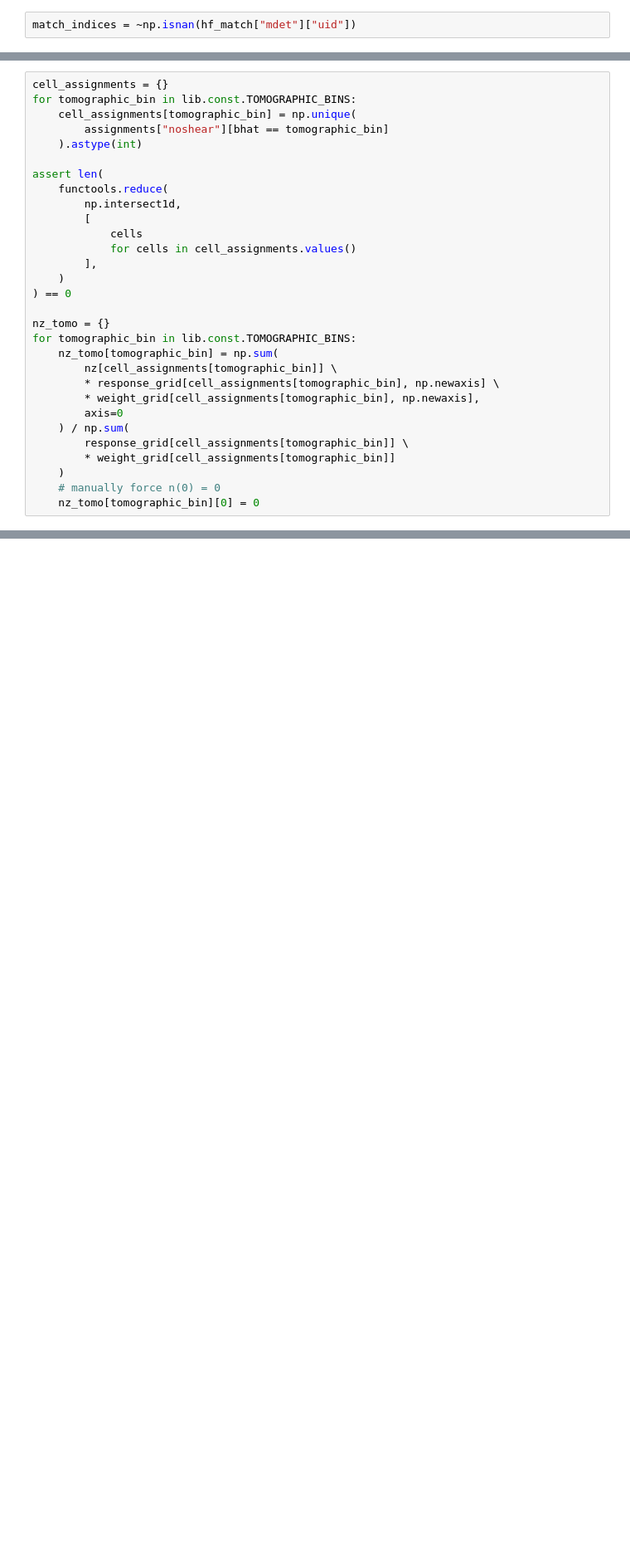
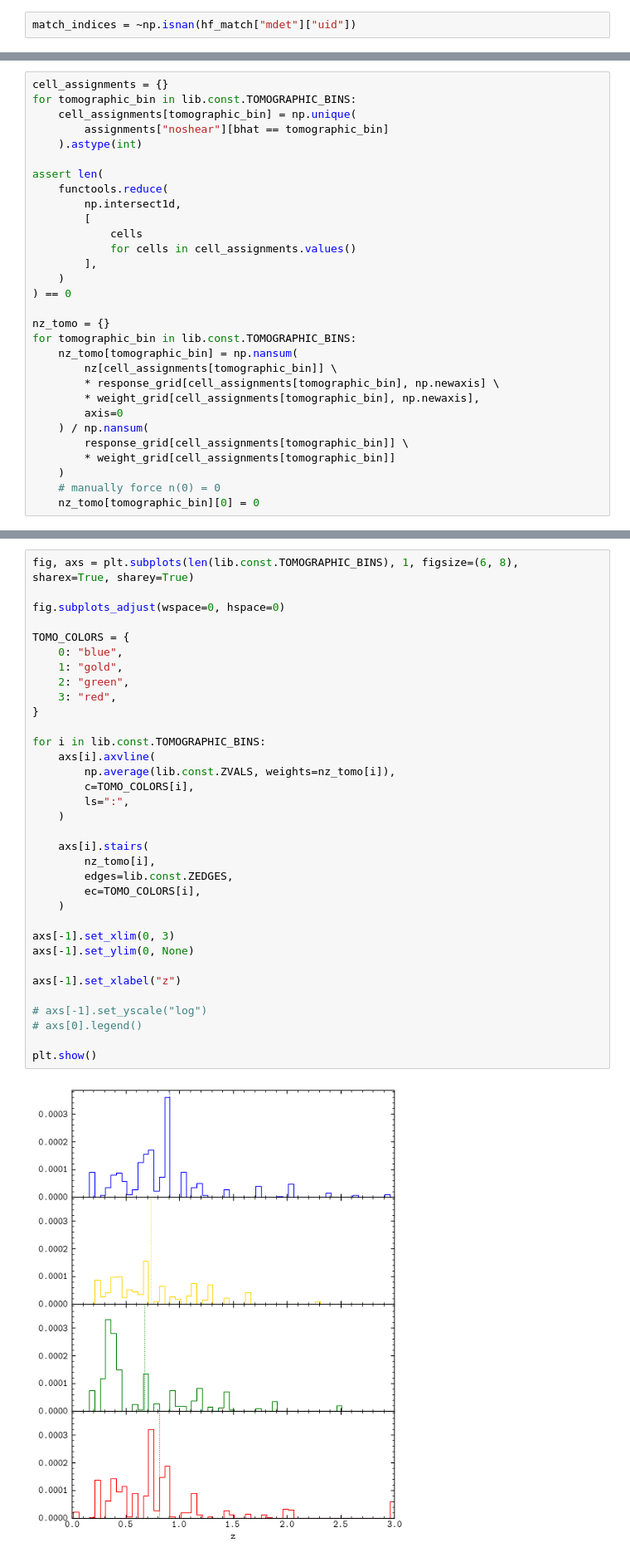
Before and after one commit to sidneymau/des-y6-image-sims-analysis, a Jupyter notebook: notebooks/2025_01_17_tomographic-matching/dev.ipynb, the cells around one changed output, grey strips where cells are left out. Shown at 83% size. Saved outputs shown, nothing was run; the diff lists cells and outputs as text; blank space fills up the shorter version.

```diff
--- a/notebooks/2025_01_17_tomographic-matching/dev.ipynb
+++ b/notebooks/2025_01_17_tomographic-matching/dev.ipynb
@@ -314,12 +256,12 @@ assert len(
 
 nz_tomo = {}
 for tomographic_bin in lib.const.TOMOGRAPHIC_BINS:
-    nz_tomo[tomographic_bin] = np.sum(
+    nz_tomo[tomographic_bin] = np.nansum(
         nz[cell_assignments[tomographic_bin]] \
         * response_grid[cell_assignments[tomographic_bin], np.newaxis] \
         * weight_grid[cell_assignments[tomographic_bin], np.newaxis],
         axis=0
-    ) / np.sum(
+    ) / np.nansum(
         response_grid[cell_assignments[tomographic_bin]] \
         * weight_grid[cell_assignments[tomographic_bin]]
     )
@@ -415,3 +357,39 @@ for ax in axs.ravel():
 plt.show()
 # %% [output]
 [figure]
+# %%
+fig, axs = plt.subplots(len(lib.const.TOMOGRAPHIC_BINS), 1, figsize=(6, 8), sharex=True, sharey=True)
+
+fig.subplots_adjust(wspace=0, hspace=0)
+
+TOMO_COLORS = {
+    0: "blue",
+    1: "gold",
+    2: "green",
+    3: "red",
+}
+
+for i in lib.const.TOMOGRAPHIC_BINS:
+    axs[i].axvline(
+        np.average(lib.const.ZVALS, weights=nz_tomo[i]),
+        c=TOMO_COLORS[i],
+        ls=":",
+    )
+
+    axs[i].stairs(
+        nz_tomo[i],
+        edges=lib.const.ZEDGES,
+        ec=TOMO_COLORS[i],
+    )
+
+axs[-1].set_xlim(0, 3)
+axs[-1].set_ylim(0, None)
+
+axs[-1].set_xlabel("z")
+
+# axs[-1].set_yscale("log")
+# axs[0].legend()
+
+plt.show()
+# %% [output]
+[figure, added]
```
Also changed, not shown: parts of 5 cells of this notebook.
